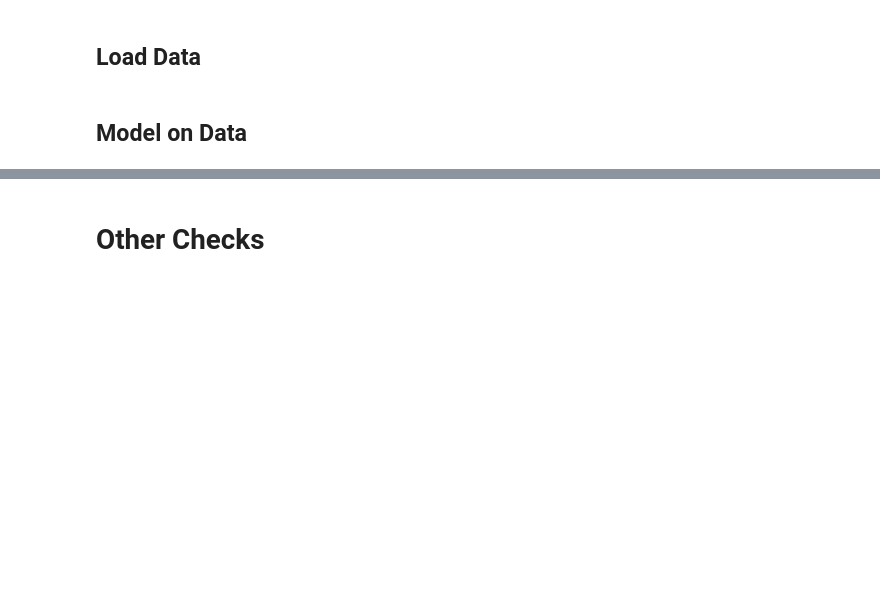
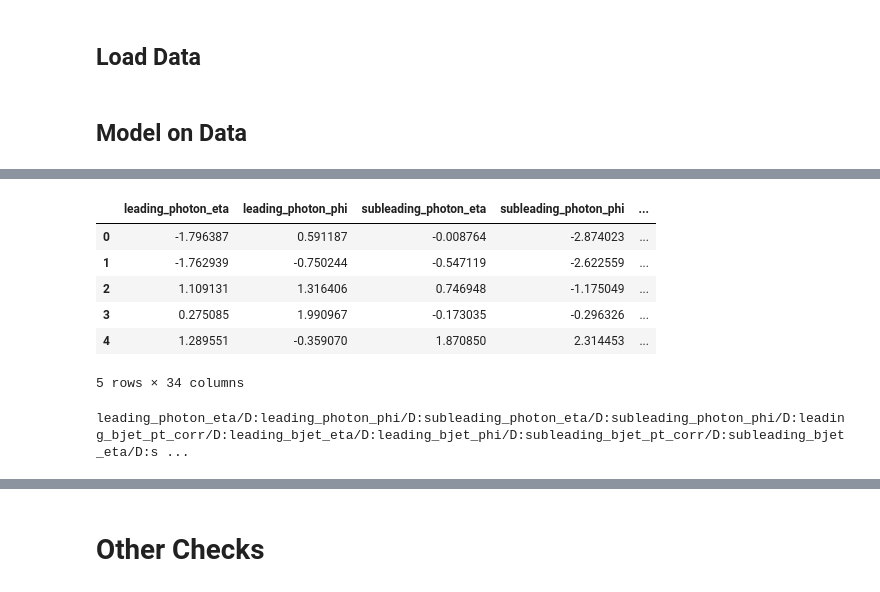
Before and after one commit to s-y-chen/HHbbgg, a Jupyter notebook: notebook/ML/Sequential_DNN_combine_nodownsampling.ipynb, the cells around one changed output, grey strips where cells are left out. Cells and saved outputs as stored; diff of their text form; code cells hidden in the pictures; blank space fills up the shorter version.

```diff
--- a/notebook/ML/Sequential_DNN_combine_nodownsampling.ipynb
+++ b/notebook/ML/Sequential_DNN_combine_nodownsampling.ipynb
@@ -1224,0 +1373,42 @@ data_rdf_ms.Snapshot('tree', f'DNN_Trees/combine_sequential_DNN/post_ms/data_{FP
+# %%
+training_vars = [b'leading_photon_eta', b'leading_photon_phi',
+                b'subleading_photon_eta', b'subleading_photon_phi',
+                 b'leading_bjet_pt_corr', b'leading_bjet_eta', b'leading_bjet_phi',
+                 b'subleading_bjet_pt_corr', b'subleading_bjet_eta', b'subleading_bjet_phi',
+                 b'leadingDeepBscore', b'subleadingDeepBscore', b'sumDeepBscore',
+                 b'leading_pho_pt_over_dimass', b'subleading_pho_pt_over_dimass',
+                 b'diphoton_pt_over_diphoton_mass', b'dibjet_pt_over_dibjet_mass_corr',
+                 b'rec_pho_bjet_min_dR', b'all_pho_bjet_min_dR', b'dphi_met_leading_bjet', b'dphi_met_subleading_bjet',
+                 b'MET_pt', b'MET_phi', b'MET_sumEt',
+                 b'nbjet', b'nphoton', b'njet'
+                ]
+
+aug_vars = [b'dibjet_mass_corr', b'diphoton_mass', b'event']
+
+w_var = [b'genweight']
+
+new_var = [b'DNN_score', b'mass_sculpt_cut', b'mass_sculpt_cut_sm']
+
+reduced_data_df = result_data_df_sort[training_vars + aug_vars + w_var + new_var]
+
+result_data_df_alt = pd.DataFrame()
+for column in list(reduced_data_df.columns):
+    result_data_df_alt[column.decode("utf-8")] = reduced_data_df.loc[:, column].values
+result_data_df_alt.to_csv('DNN_Trees/combine_sequential_DNN/post_ms/data_result_alt.csv')
+result_data_df_alt.head()
+# %% [output]
+|  | leading_photon_eta | leading_photon_phi | subleading_photon_eta | subleading_photon_phi | ... |
+| 0 | -1.796387 | 0.591187 | -0.008764 | -2.874023 | ... |
+| 1 | -1.762939 | -0.750244 | -0.547119 | -2.622559 | ... |
+| 2 | 1.109131 | 1.316406 | 0.746948 | -1.175049 | ... |
+| 3 | 0.275085 | 1.990967 | -0.173035 | -0.296326 | ... |
+| 4 | 1.289551 | -0.359070 | 1.870850 | 2.314453 | ... |
+5 rows × 34 columns
+# %%
+s = ''
+head_lst = training_vars + aug_vars + w_var + new_var
+for header in head_lst:
+    s+= header.decode("utf-8") +'/D:'
+print(s)
+# %% [output]
+leading_photon_eta/D:leading_photon_phi/D:subleading_photon_eta/D:subleading_photon_phi/D:leading_bjet_pt_corr/D:leading_bjet_eta/D:leading_bjet_phi/D:subleading_bjet_pt_corr/D:subleading_bjet_eta/D:s ...
```
Also changed, not shown: parts of 15 cells of this notebook, 2 other files.
